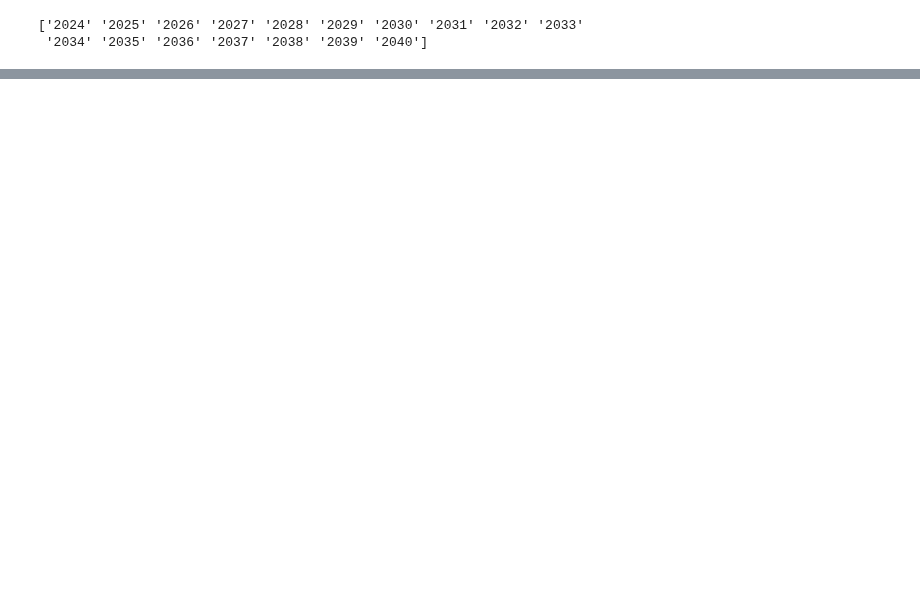
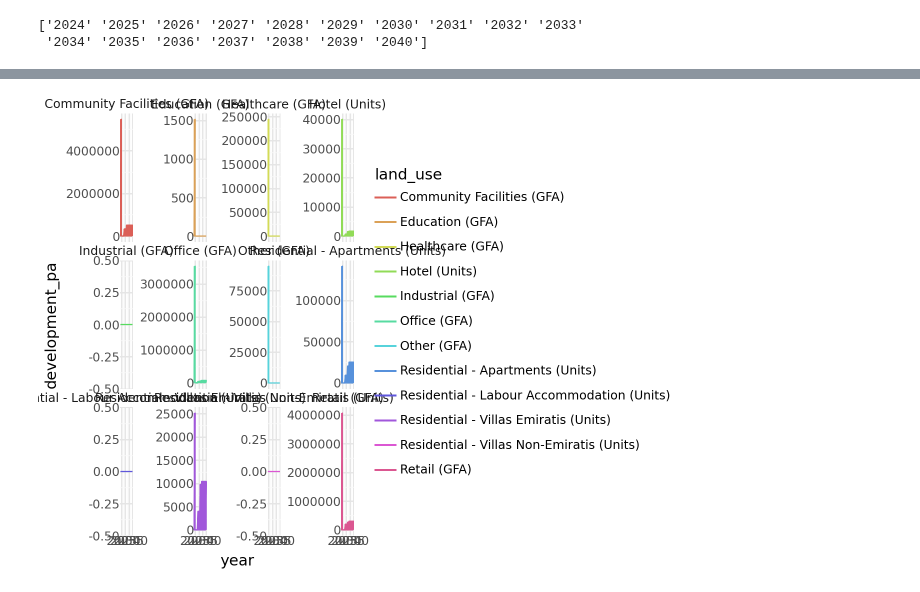
Before and after one commit to BuroHappoldLegacySoup/PlanCapitalLandModel, a Jupyter notebook: Land Model Exploratory Code.ipynb, the cells around one changed output, grey strips where cells are left out. Drawn from its saved outputs; the diff is of its cells as text; code cells hidden in the pictures; blank space fills up the shorter version.

```diff
--- a/Land Model Exploratory Code.ipynb
+++ b/Land Model Exploratory Code.ipynb
@@ -274,0 +277,10 @@ development_phased['development_pa'] = development_phased['development_pa'] * de
+# %%
+test = development_phased.groupby(['year','land_use'])['development_pa'].sum()
+test = test.reset_index()
+test['year'] = test['year'].astype(int)
+(p9.ggplot(test,p9.aes(x = 'year',y = 'development_pa')) +
+p9.geom_line(p9.aes(colour = 'land_use')) +
+p9.facet_wrap('~land_use',scales = 'free_y') +
+p9.theme_minimal())
+# %% [output]
+[figure, added]
```
Also changed, not shown: parts of 3 cells of this notebook, 1 other file.
